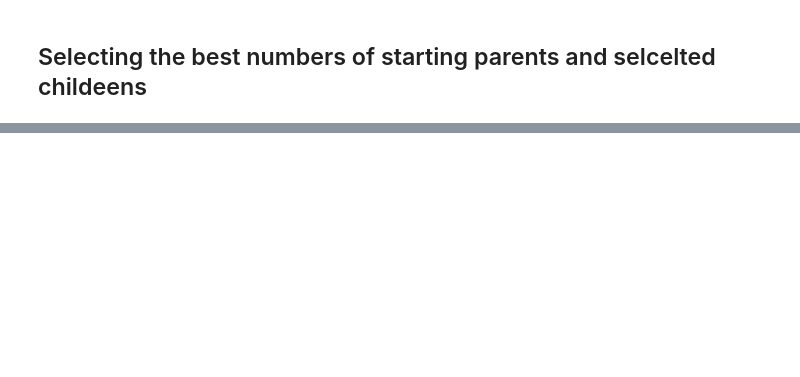
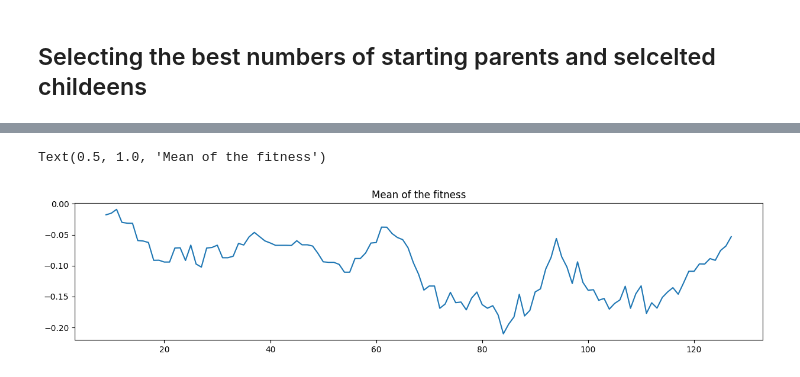
Before and after one commit to Fabiocufino/CMS-SpikingNeuralNetwork, a Jupyter notebook: Code/PythonTools/GeneticAlgorithm.ipynb, the cells around one changed output, grey strips where cells are left out. Saved outputs shown, nothing was run; the diff lists cells and outputs as text; code cells hidden in the pictures; blank space fills up the shorter version.

```diff
--- a/Code/PythonTools/GeneticAlgorithm.ipynb
+++ b/Code/PythonTools/GeneticAlgorithm.ipynb
@@ -844,0 +485,9 @@ KeyboardInterrupt:
+# %%
+#plot the mean of the fitness
+plt.figure(figsize=(15,3))
+plt.plot(df['fitness'].rolling(window=10).mean())
+plt.title('Mean of the fitness')
+plt.xlabel('# of calls')
+# %% [output]
+Text(0.5, 1.0, 'Mean of the fitness')
+[figure, added]
```
Also changed, not shown: parts of 37 cells of this notebook, 12 other files.
